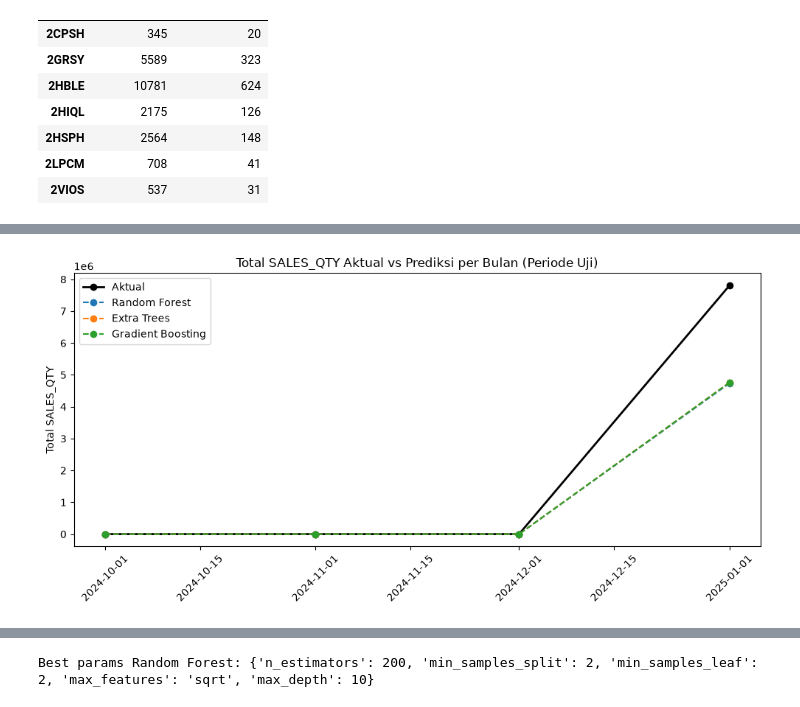
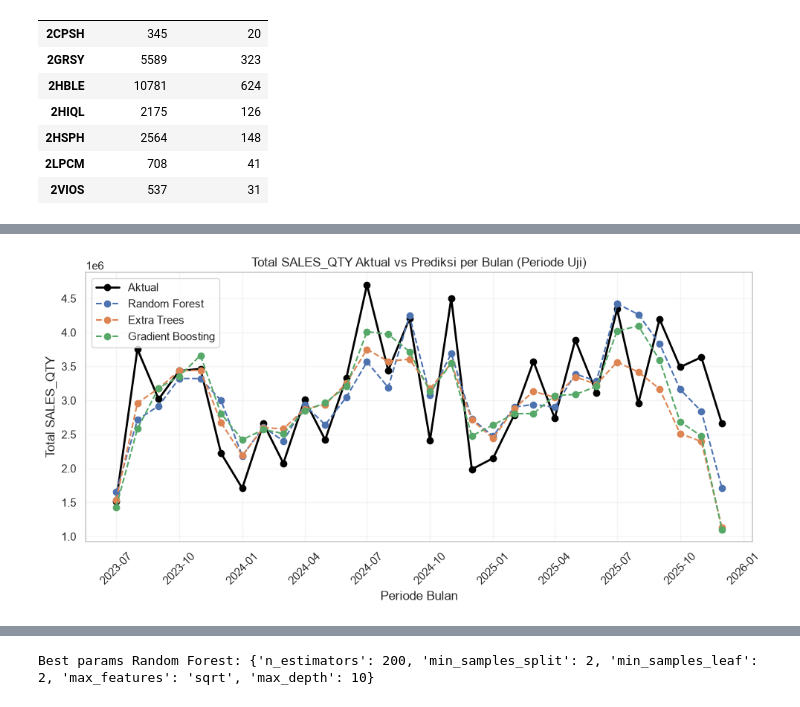
Before and after one commit to mwelmel/Forecast-App, a Jupyter notebook: backend/ml/notebooks/training.ipynb, the cells around one changed output, grey strips where cells are left out. Cells and saved outputs as stored; diff of their text form; code cells hidden in the pictures.

```diff
--- a/backend/ml/notebooks/training.ipynb
+++ b/backend/ml/notebooks/training.ipynb
@@ -432,7 +432,7 @@ else:
         palette=['#3498db', '#e74c3c', '#2ecc71']
     )
 
-    plt.title("Feature Importance pada Model Global (Scope ALL)\n(Berapa % Pengaruh Setiap Fitur Terhadap Prediksi)",
+    plt.title("Feature Importance pada Model\n(Berapa % Pengaruh Setiap Fitur Terhadap Prediksi)",
             fontsize=14, fontweight='bold', pad=15)
     plt.xlabel("Tingkat Kepentingan Fitur (%)", fontsize=12)
     plt.ylabel("Nama Fitur", fontsize=12)
@@ -951,11 +1151,0 @@ plt.show()
-# %%
-fig, ax = plt.subplots(figsize=(7, 5))
-ax.bar(waktu_bandingan.keys(), waktu_bandingan.values(), color=warna)
-ax.set_ylabel("Waktu Training (detik)")
-ax.set_title("Perbandingan Waktu Training (data scope umum)")
-plt.tight_layout()
-plt.savefig(DATA_PROCESSED / "perbandingan_waktu_training.png", dpi=150)
-plt.show()
-
-for nama, w in waktu_bandingan.items():
-    print(f"{nama}: {w:.2f} detik")
@@ -967,26 +1160,73 @@ Gradient Boosting: 0.85 detik
 # %%
-test_dengan_pred = test_t.copy()
-for nama, pred in preds_bandingan.items():
-    test_dengan_pred[nama] = pred
+test_dengan_pred = df_uji.copy()
 
-agg_bulanan = test_dengan_pred.groupby("PERIOD_MO").agg(
-    Aktual=(TARGET, "sum"),
-    **{nama: (nama, "sum") for nama in models_bandingan}
-).reset_index()
+models_bandingan = {
+    "Random Forest": "random_forest",
+    "Extra Trees": "extra_trees",
+    "Gradient Boosting": "gradient_boosting"
+}
+
+for nama, algo in models_bandingan.items():
+    bundle = joblib.load(
+        TRAINED_MODELS / f"{algo}_router.joblib"
+    )
+
+    features = bundle["features"]
+    model = bundle["fallback_all"]["model"]
+
+    test_dengan_pred[nama] = model.predict(
+        test_dengan_pred[features]
+    )
+
+agg_bulanan = (
+    test_dengan_pred
+    .groupby("PERIOD_MO")
+    .agg(
+        Aktual=(TARGET, "sum"),
+        **{
+            nama: (nama, "sum")
+            for nama in models_bandingan
+        }
+    )
+    .reset_index()
+    .sort_values("PERIOD_MO")
+)
 
 fig, ax = plt.subplots(figsize=(10, 5))
-ax.plot(agg_bulanan["PERIOD_MO"], agg_bulanan["Aktual"], marker="o", label="Aktual", color="black", linewidth=2)
+
+ax.plot(
+    agg_bulanan["PERIOD_MO"],
+    agg_bulanan["Aktual"],
+    marker="o",
+    label="Aktual",
+    color="black",
+    linewidth=2
+)
+
 for nama in models_bandingan:
-    ax.plot(agg_bulanan["PERIOD_MO"], agg_bulanan[nama], marker="o", label=nama, linestyle="--")
+    ax.plot(
+        agg_bulanan["PERIOD_MO"],
+        agg_bulanan[nama],
+        marker="o",
+        label=nama,
+        linestyle="--"
+    )
 
 ax.set_title("Total SALES_QTY Aktual vs Prediksi per Bulan (Periode Uji)")
+ax.set_xlabel("Periode Bulan")
 ax.set_ylabel("Total SALES_QTY")
 ax.legend()
+ax.grid(alpha=0.2)
+
 plt.xticks(rotation=45)
 plt.tight_layout()
-plt.savefig(DATA_PROCESSED / "timeseries_aktual_vs_prediksi.png", dpi=150)
+
+plt.savefig(
+    DATA_PROCESSED / "timeseries_aktual_vs_prediksi.png",dpi=150, bbox_inches="tight"
+)
+
 plt.show()
 agg_bulanan.round(0)
 # %% [output]
-[figure, old version]
+[figure, new version]
 |  | PERIOD_MO | Aktual | Random Forest | Extra Trees | Gradient Boosting |
```
Also changed, not shown: parts of 42 cells of this notebook, 17 other files.
